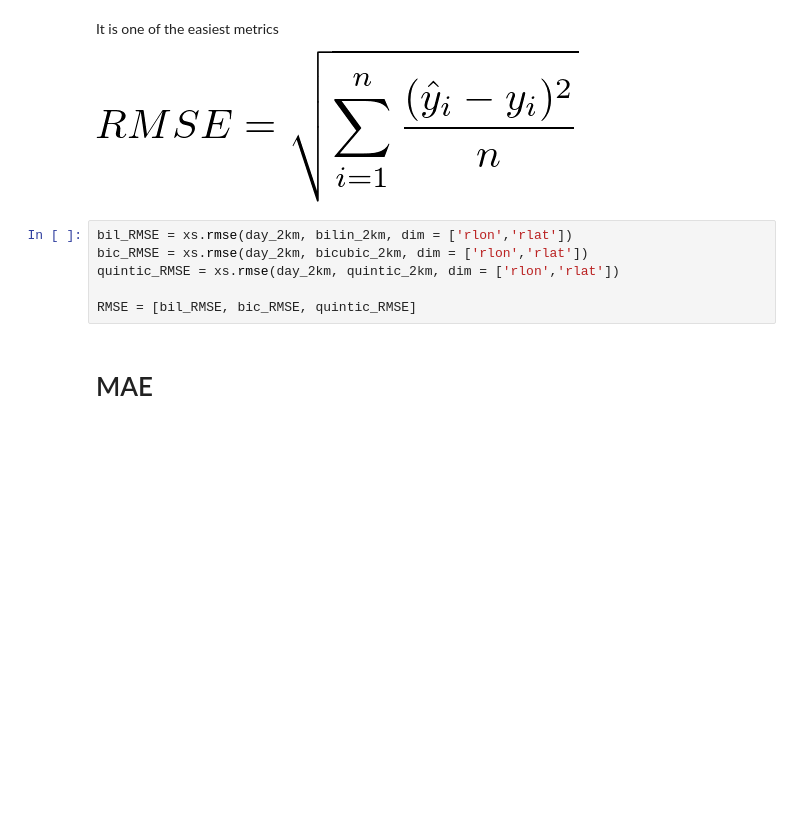
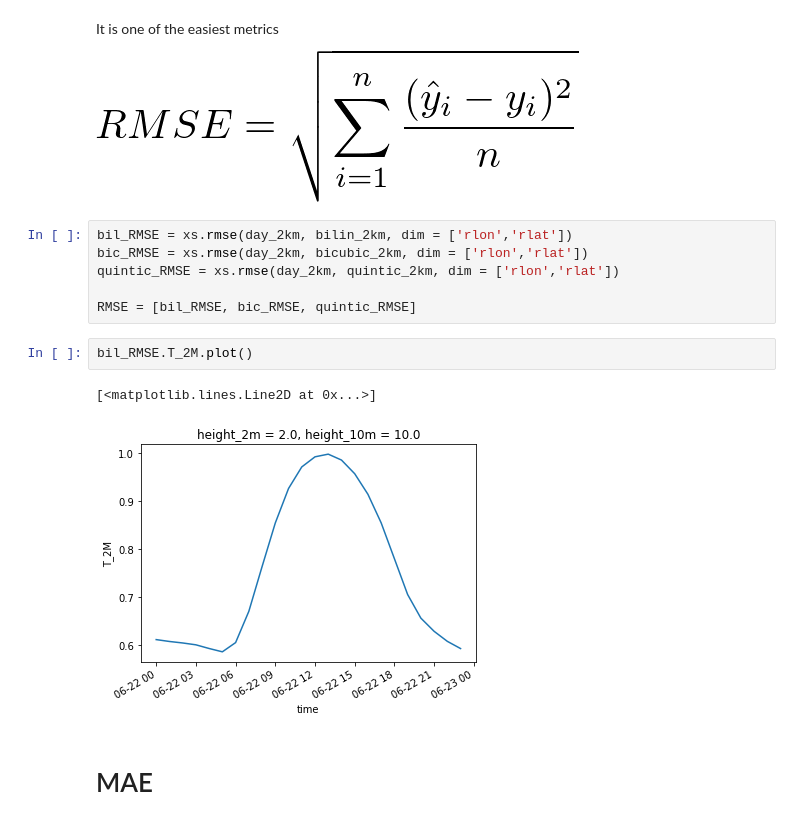
Before and after one commit to LeoMicollet/Downscaling_CM, a Jupyter notebook: dev/Metrics.ipynb, the cells around one changed output. Cells and saved outputs as stored; diff of their text form; blank space fills up the shorter version.

```diff
--- a/dev/Metrics.ipynb
+++ b/dev/Metrics.ipynb
@@ -179,6 +179,11 @@ bic_RMSE = xs.rmse(day_2km, bicubic_2km, dim = ['rlon','rlat'])
 quintic_RMSE = xs.rmse(day_2km, quintic_2km, dim = ['rlon','rlat'])
 
 RMSE = [bil_RMSE, bic_RMSE, quintic_RMSE]
+# %%
+bil_RMSE.T_2M.plot()
+# %% [output]
+[<matplotlib.lines.Line2D at 0x...>]
+[figure, added]
 # %% [markdown]
 # MAE
 # %% [markdown]
```
Also changed, not shown: parts of 13 cells of this notebook, 1 other file.
